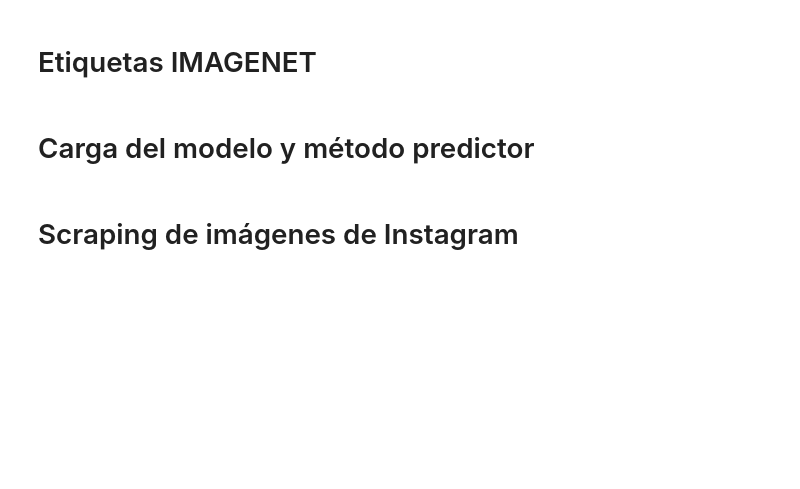
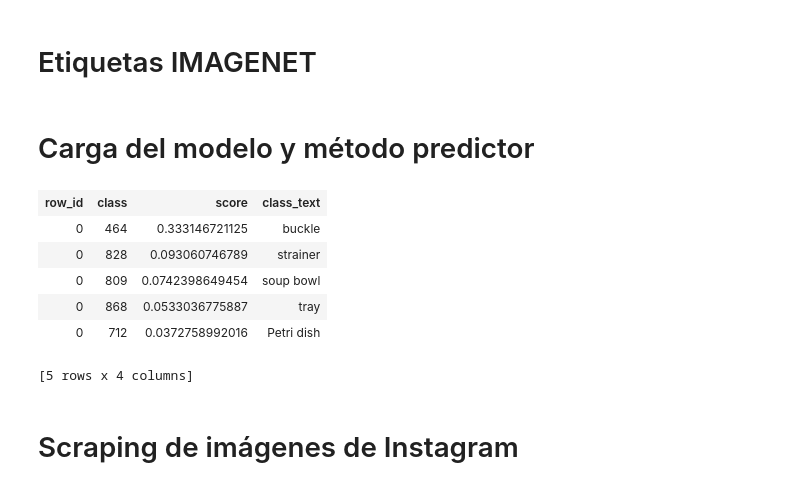
Before and after one commit to beeva-marianmoldovan/beeva-notebooks, a Jupyter notebook: IMGS_Instagram/rec_imagenes_instagram.ipynb, the cells around one changed output. Cells and saved outputs as stored; diff of their text form; code cells hidden in the pictures; blank space fills up the shorter version.

```diff
--- a/IMGS_Instagram/rec_imagenes_instagram.ipynb
+++ b/IMGS_Instagram/rec_imagenes_instagram.ipynb
@@ -28,8 +25,17 @@ def predict_image_url(url):
     return top_labels
 # %%
 #prueba_url = 'http://hadrovsky.sweb.cz/images/rn14.jpg'
-#res = predict_image_url(prueba_url)
-#res
+prueba_url = 'http://scontent-a-mad.cdninstagram.com/hphotos-xfa1/t51.2885-15/s306x306/e15/10865165_689917854462761_65417628_n.jpg'
+res = predict_image_url(prueba_url)
+res
+# %% [output]
+| row_id | class | score | class_text |
+| 0 | 464 | 0.333146721125 | buckle |
+| 0 | 828 | 0.093060746789 | strainer |
+| 0 | 809 | 0.0742398649454 | soup bowl |
+| 0 | 868 | 0.0533036775887 | tray |
+| 0 | 712 | 0.0372758992016 | Petri dish |
+[5 rows x 4 columns]
 # %% [markdown]
 # Scraping de imágenes de Instagram
 # %%
```
Also changed, not shown: parts of 13 cells of this notebook, 1 other file.
